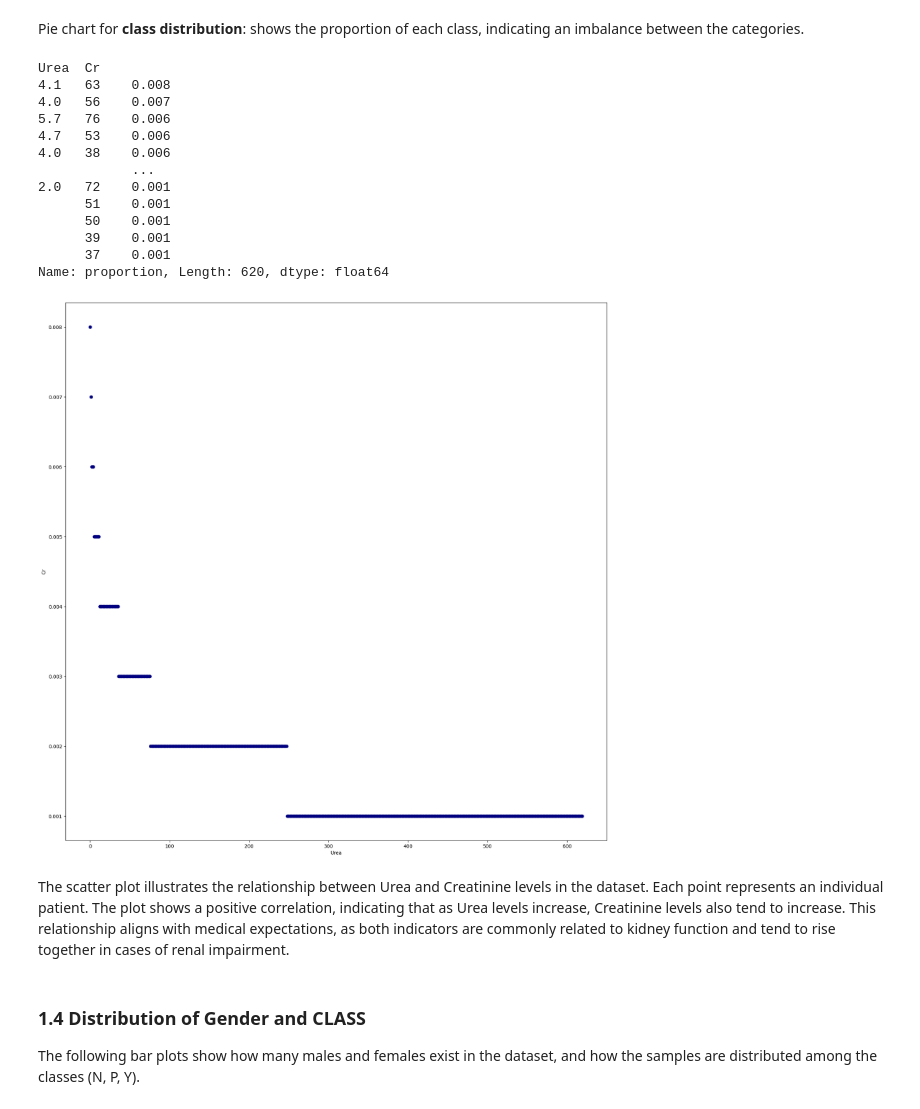
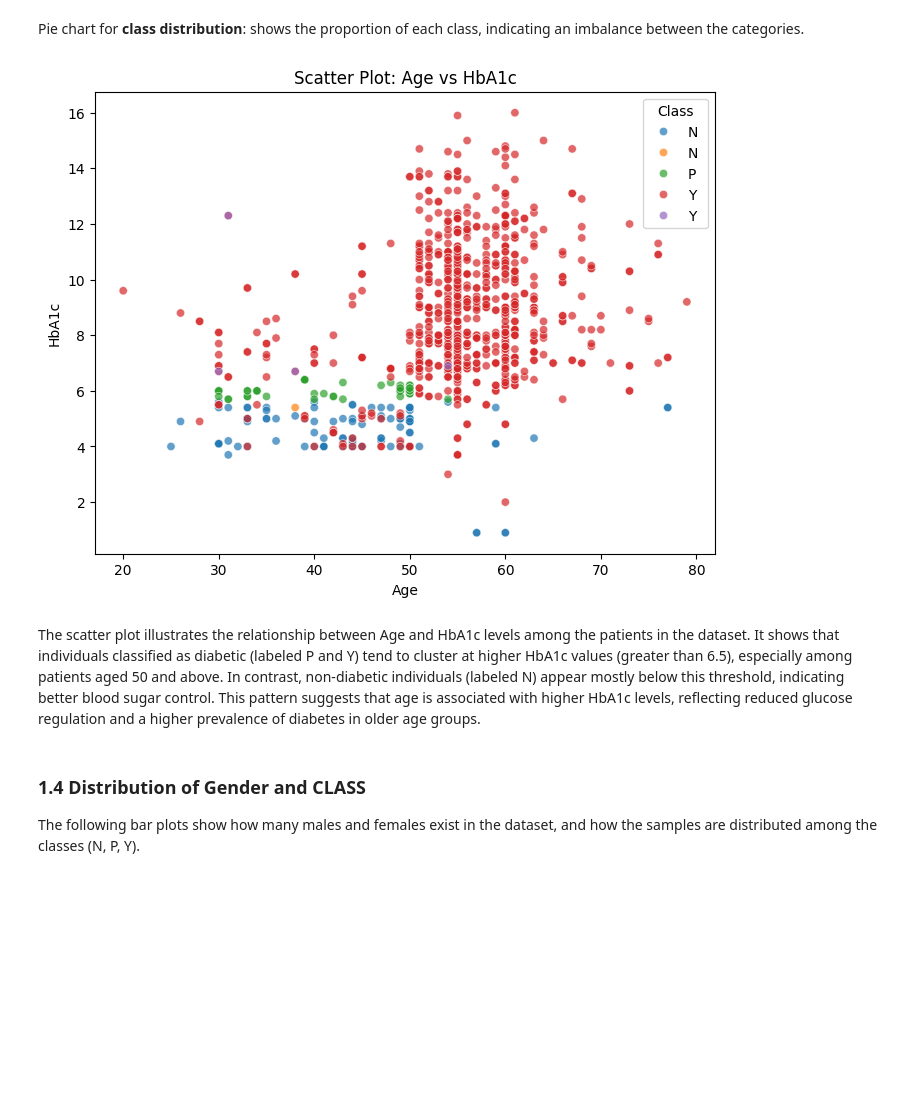
Before and after one commit to yaraaldos/Diabetes-risk-prediction, a Jupyter notebook: Phase2.ipynb, the cells around one changed output. Cells and saved outputs as stored; diff of their text form; code cells hidden in the pictures; blank space fills up the shorter version.

```diff
--- a/Phase2.ipynb
+++ b/Phase2.ipynb
@@ -208,35 +208,23 @@ plt.show()
 [figure]
 # %% [markdown]
 Pie chart for **class distribution**: shows the proportion of each class, indicating an imbalance between the categories.
-# %%
-data3 = df_copy[['Urea', 'Cr']].value_counts(normalize=True)
-print(data3)
-x = range(len(data3))
-y= data3.values
-plt.figure(figsize=(20,20))
-plt.scatter(x,y, color='#000080', marker='o')
-plt.xlabel('Urea')
-plt.ylabel('Cr')
-plt.show()
-# %% [output]
-Urea  Cr
-4.1   63    0.008
-4.0   56    0.007
-5.7   76    0.006
-4.7   53    0.006
-4.0   38    0.006
-            ...
-2.0   72    0.001
-      51    0.001
-      50    0.001
-      39    0.001
-      37    0.001
-Name: proportion, Length: 620, dtype: float64
-[figure, removed]
-# %% [markdown]
-The scatter plot illustrates the relationship between Urea and Creatinine levels in the dataset.
-Each point represents an individual patient. The plot shows a positive correlation, indicating that as Urea levels increase, Creatinine levels also tend to increase.
-This relationship aligns with medical expectations, as both indicators are commonly related to kidney function and tend to rise together in cases of renal impairment.
+# %%
+# scatter plot (Age vs HbA1c)
+plt.figure(figsize=(8, 6))
+sns.scatterplot(x=df['AGE'], y=df['HbA1c'], hue=df['CLASS'], alpha=0.7)
+plt.title("Scatter Plot: Age vs HbA1c")
+plt.xlabel("Age")
+plt.ylabel("HbA1c")
+plt.legend(title="Class")
+plt.show()
+# %% [output]
+[figure, added]
+# %% [markdown]
+
+The scatter plot illustrates the relationship between Age and HbA1c levels among the patients in the dataset.
+It shows that individuals classified as diabetic (labeled P and Y) tend to cluster at higher HbA1c values (greater than 6.5), especially among patients aged 50 and above.
+In contrast, non-diabetic individuals (labeled N) appear mostly below this threshold, indicating better blood sugar control.
+This pattern suggests that age is associated with higher HbA1c levels, reflecting reduced glucose regulation and a higher prevalence of diabetes in older age groups.
 # %% [markdown]
 ### 1.4 Distribution of Gender and CLASS
 
```
